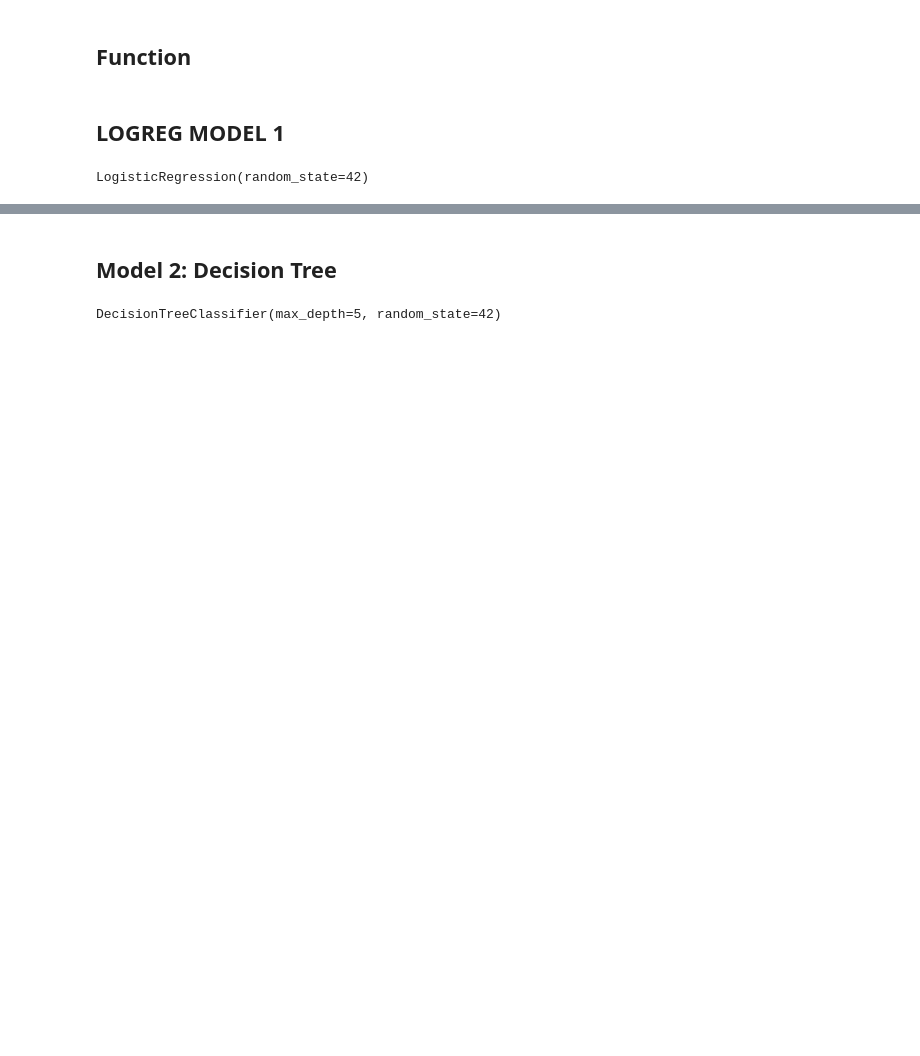
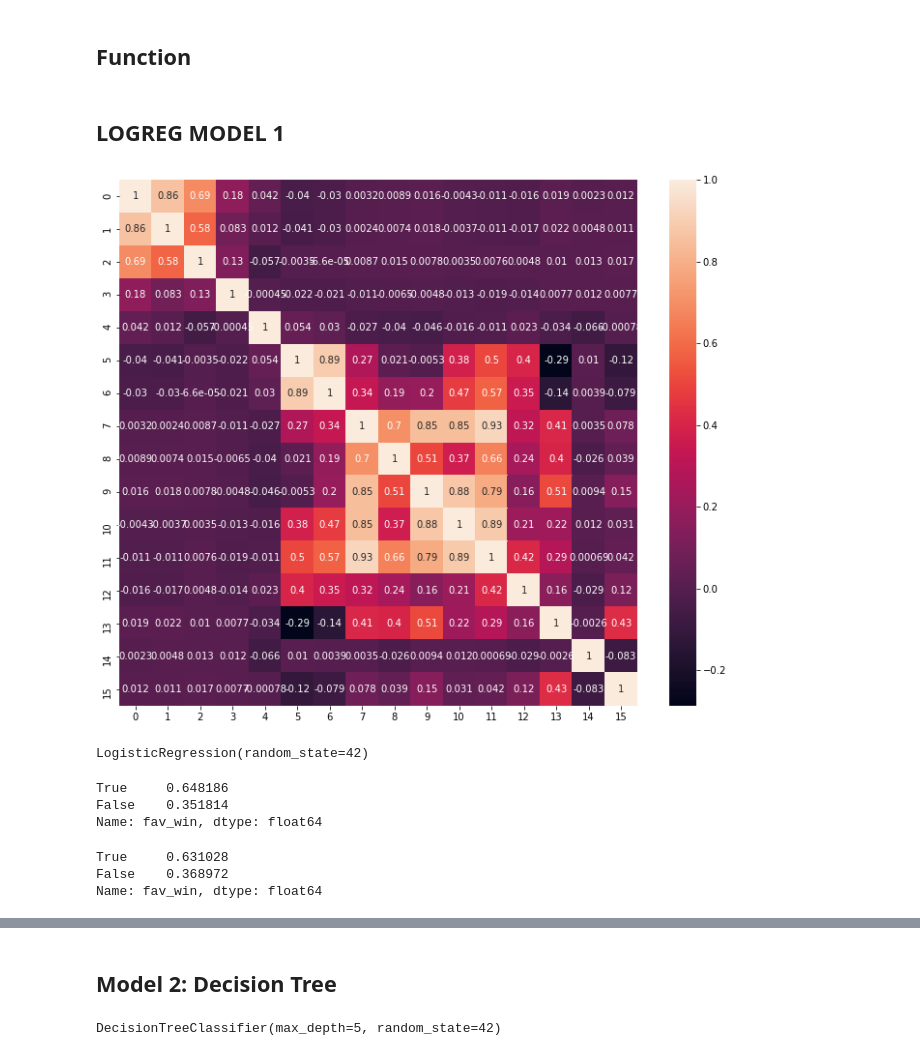
Before and after one commit to elingles1/ATP_Predictions, a Jupyter notebook: Take_3.ipynb, the cells around one changed output, grey strips where cells are left out. Drawn from its saved outputs; the diff is of its cells as text; code cells hidden in the pictures; blank space fills up the shorter version.

```diff
--- a/Take_3.ipynb
+++ b/Take_3.ipynb
@@ -381,0 +404,2 @@ agg_df['fav_win'] = favorites
+# %%
+test_df = agg_df.loc[agg_df['year'] >= 2021]
@@ -454,9 +469,26 @@ X_test_sc = scaler.transform(X_test_im)
+# %%
+plt.figure(figsize=(12,10))
+sns.heatmap(pd.DataFrame(X_train_sc).corr(), annot=True);
+# %% [output]
+[figure, added]
 # %%
 logreg = LogisticRegression(random_state = 42)
 
 logreg.fit(X_train_sc,y_train)
 # %% [output]
 LogisticRegression(random_state=42)
+# %%
+y_train.value_counts(normalize=True)
+# %% [output]
+True     0.648186
+False    0.351814
+Name: fav_win, dtype: float64
+# %%
+y_test.value_counts(normalize=True)
+# %% [output]
+True     0.631028
+False    0.368972
+Name: fav_win, dtype: float64
 # %%
 evaluate(logreg,X_train_sc,X_test_sc,y_train,y_test)
 # %% [output]
```
Also changed, not shown: parts of 74 cells of this notebook, 1 other file.
